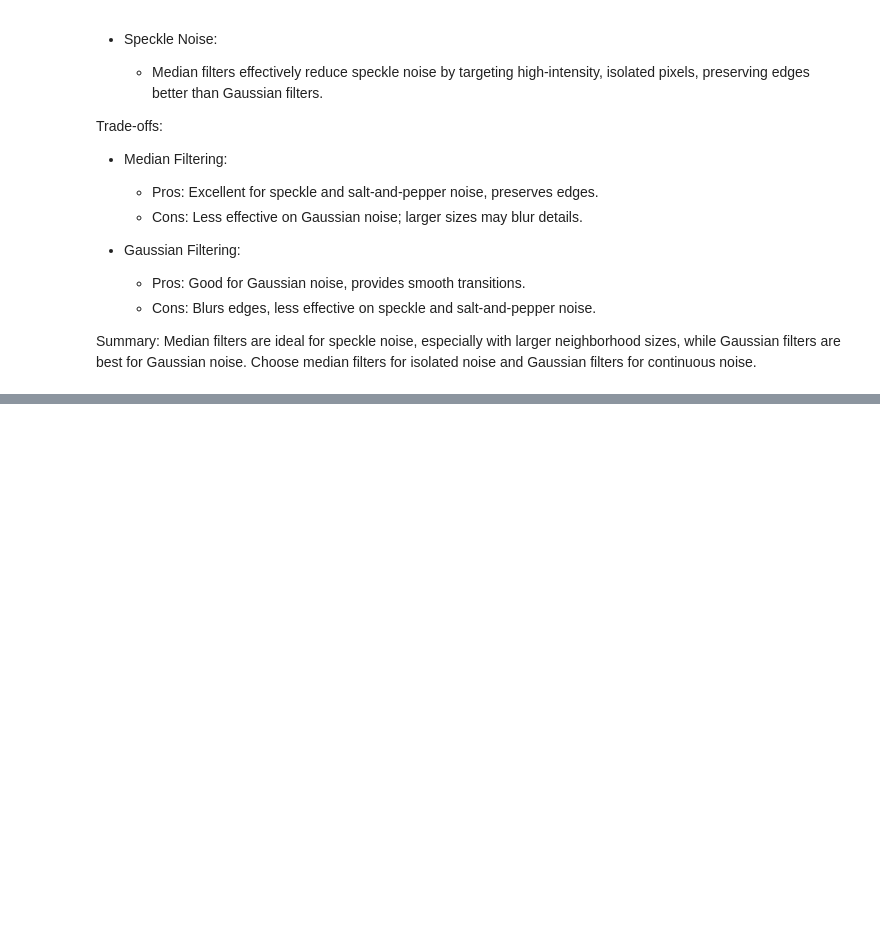
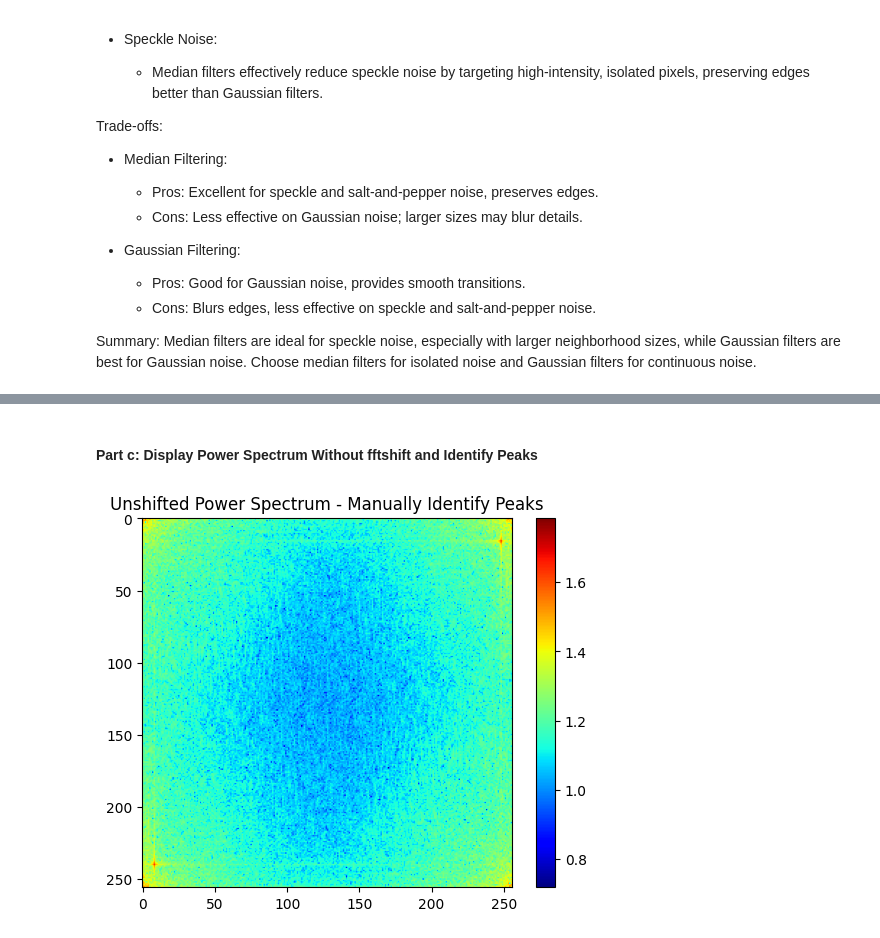
Before and after one commit to luksz/SC4061-Assignment-1, a Jupyter notebook: Lab 1.ipynb, the cells around one changed output, grey strips where cells are left out. Drawn from its saved outputs; the diff is of its cells as text; code cells hidden in the pictures; blank space fills up the shorter version.

```diff
--- a/Lab 1.ipynb
+++ b/Lab 1.ipynb
@@ -375,0 +381,11 @@ plt.show()
+# %% [markdown]
+#### Part c: Display Power Spectrum Without fftshift and Identify Peaks
+# %%
+# Display the power spectrum without shift for peak identification
+S_unshifted = np.log(np.abs(F) ** 0.1 + 1)
+plt.imshow(S_unshifted, cmap='jet')
+plt.colorbar()
+plt.title('Unshifted Power Spectrum - Manually Identify Peaks')
+plt.show()
+# %% [output]
+[figure, added]
```
Also changed, not shown: parts of 10 cells of this notebook.
